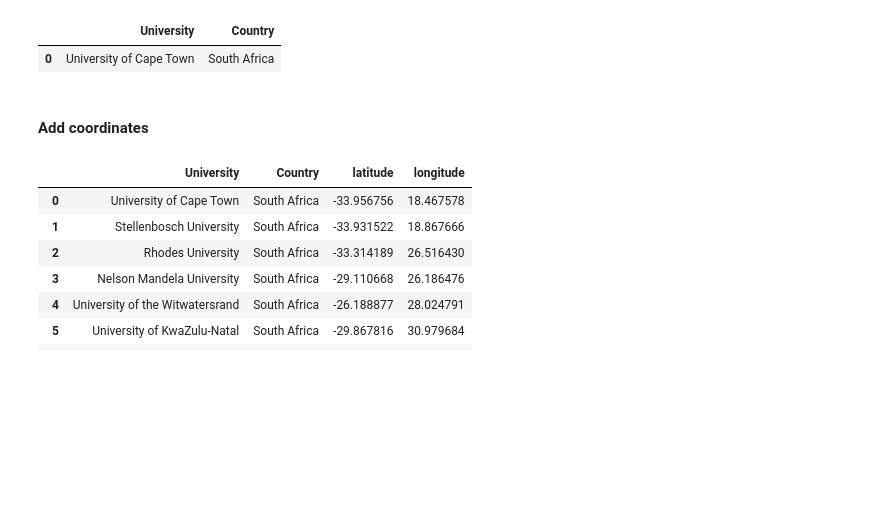
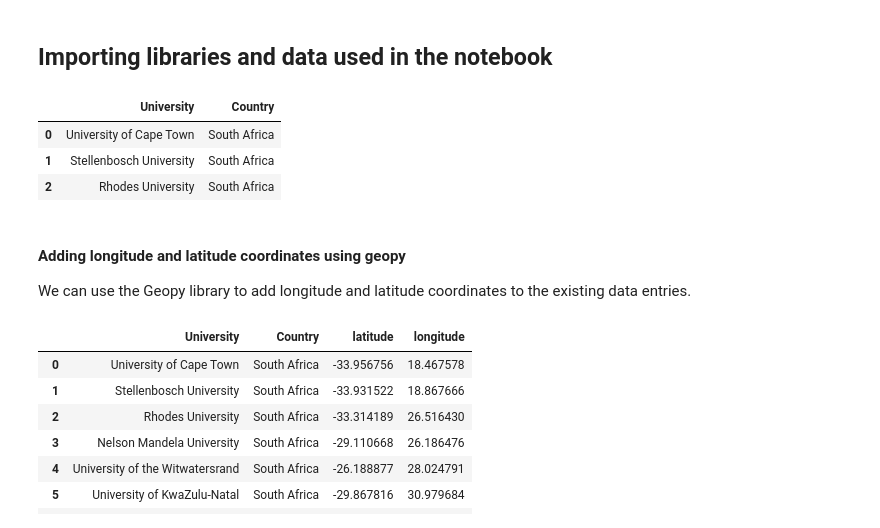
Before and after one commit to asmaatbaeen/African-universities-quantitative-ecology, a Jupyter notebook: notebooks/qantitative_statistical_ecology_programs.ipynb, the cells around one changed output. Drawn from its saved outputs; the diff is of its cells as text; code cells hidden in the pictures; blank space fills up the shorter version.

```diff
--- a/notebooks/qantitative_statistical_ecology_programs.ipynb
+++ b/notebooks/qantitative_statistical_ecology_programs.ipynb
@@ -9,22 +7,28 @@ The resulting dataset can be used for various purposes, such as research, analys
+# %% [markdown]
+## Importing libraries and data used in the notebook
 # %%
 import pandas as pd
 import warnings
 
 # Suppress FutureWarning and UserWarning messages
 warnings.filterwarnings("ignore", category=FutureWarning)
 warnings.filterwarnings("ignore", category=UserWarning)
 
 # Transform the data into a DataFrame.
 program_df = pd.read_parquet('../data/qantitative_statistical_ecology_programs.parquet')
 
 program_df = program_df.rename(columns={'country': 'Country', 'name': 'University', 'longitude': 'longitude', 'latitude': 'latitude'})
 # ed DataFrame to a Parquet file
-program_df.head(1)
+program_df.head(3)
 # %% [output]
 |  | University | Country |
 | 0 | University of Cape Town | South Africa |
+| 1 | Stellenbosch University | South Africa |
+| 2 | Rhodes University | South Africa |
-# %% [markdown]
-#### Add coordinates
+# %% [markdown]
+#### Adding longitude and latitude coordinates using geopy
+
+We can use the Geopy library to add longitude and latitude coordinates to the existing data entries.
 # %%
 from geopy.geocoders import Nominatim
 from geopy.exc import GeocoderTimedOut
```
Also changed, not shown: parts of 6 cells of this notebook, 6 other files.
